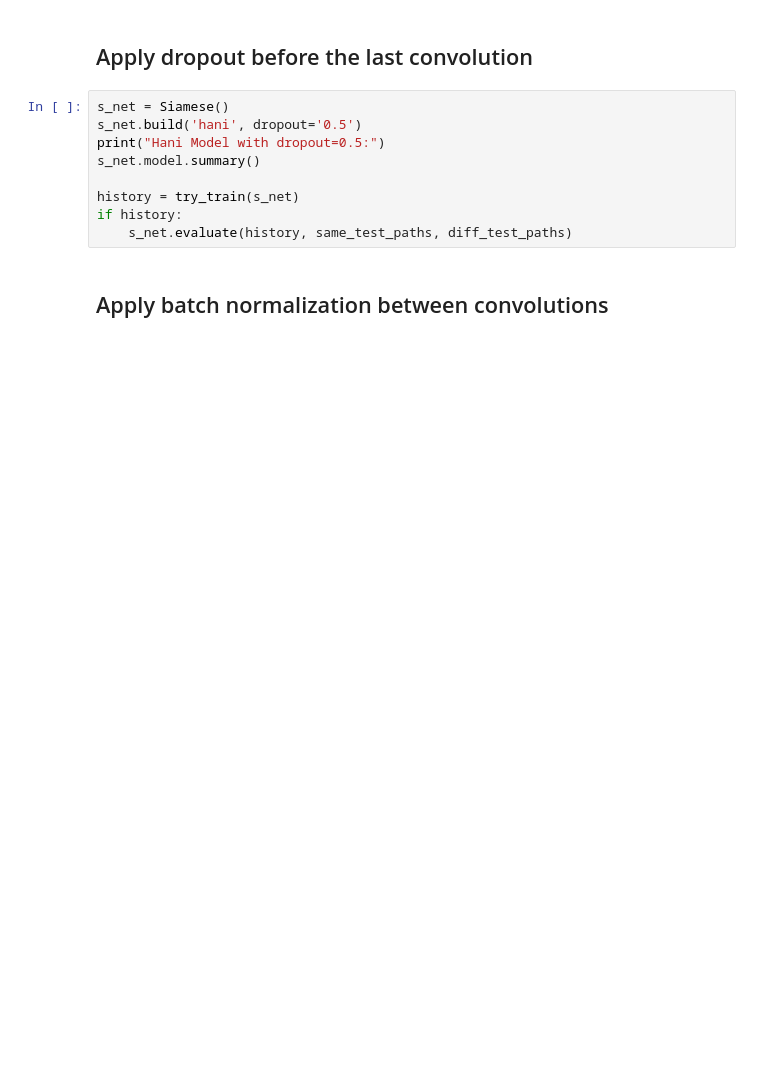
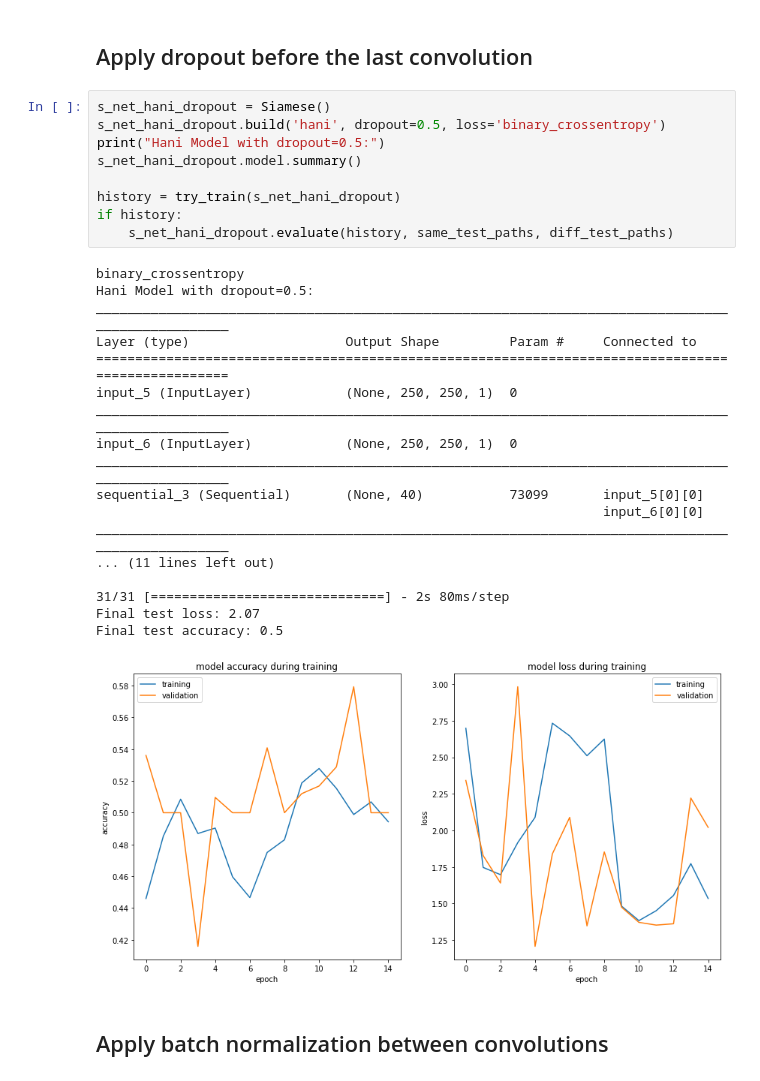
Before and after one commit to elisim/Deep-Learning-Intro, a Jupyter notebook: assignment2/Hani-Model.ipynb, the cells around one changed output. Saved outputs shown, nothing was run; the diff lists cells and outputs as text; blank space fills up the shorter version.

```diff
--- a/assignment2/Hani-Model.ipynb
+++ b/assignment2/Hani-Model.ipynb
@@ -68,14 +92,33 @@ NameError: name 'Siamese' is not defined
 # %% [markdown]
 ## Apply dropout before the last convolution
 # %%
-s_net = Siamese()
-s_net.build('hani', dropout='0.5')
+s_net_hani_dropout = Siamese()
+s_net_hani_dropout.build('hani', dropout=0.5, loss='binary_crossentropy')
 print("Hani Model with dropout=0.5:")
-s_net.model.summary()
+s_net_hani_dropout.model.summary()
 
-history = try_train(s_net)
+history = try_train(s_net_hani_dropout)
 if history:
-    s_net.evaluate(history, same_test_paths, diff_test_paths)
+    s_net_hani_dropout.evaluate(history, same_test_paths, diff_test_paths)
+# %% [output]
+binary_crossentropy
+Hani Model with dropout=0.5:
+__________________________________________________________________________________________________
+Layer (type)                    Output Shape         Param #     Connected to
+==================================================================================================
+input_5 (InputLayer)            (None, 250, 250, 1)  0
+__________________________________________________________________________________________________
+input_6 (InputLayer)            (None, 250, 250, 1)  0
+__________________________________________________________________________________________________
+sequential_3 (Sequential)       (None, 40)           73099       input_5[0][0]
+                                                                 input_6[0][0]
+__________________________________________________________________________________________________
+... (11 lines left out)
+
+31/31 [==============================] - 2s 80ms/step
+Final test loss: 2.07
+Final test accuracy: 0.5
+[figure, added]
 # %% [markdown]
 ## Apply batch normalization between convolutions
 # %%
```
Also changed, not shown: parts of 7 cells of this notebook, 4 other files.
